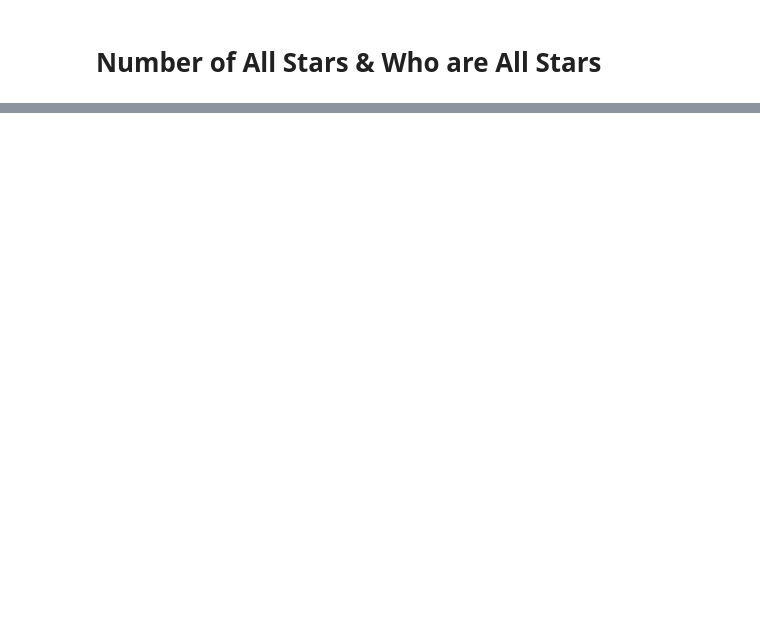
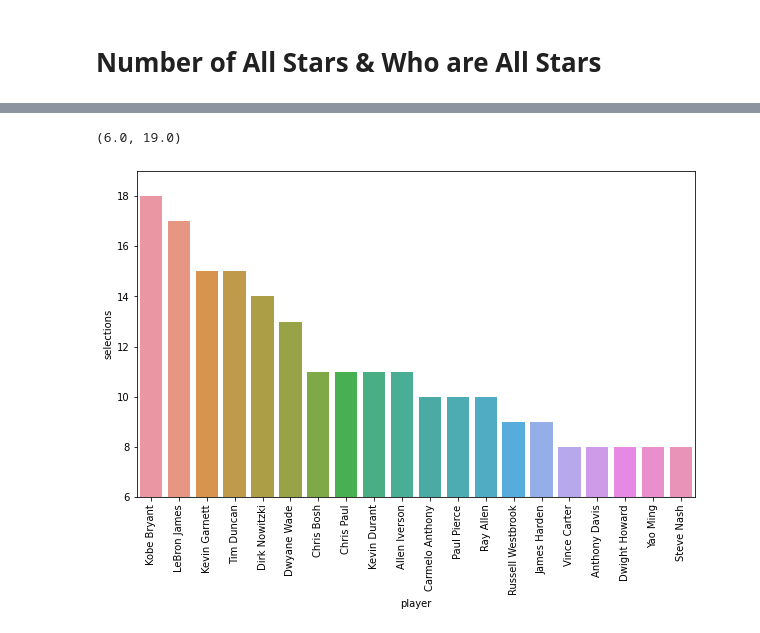
Before and after one commit to ahhhlexli/NBA-All-Star-Predictor, a Jupyter notebook: EDA.ipynb, the cells around one changed output, grey strips where cells are left out. Cells and saved outputs as stored; diff of their text form; code cells hidden in the pictures; blank space fills up the shorter version.

```diff
--- a/EDA.ipynb
+++ b/EDA.ipynb
@@ -113,0 +89,4 @@ all_stars[all_stars.player == 'Allen Iverson']
+# %%
+most_as = all_stars['player'].value_counts()[:20].reset_index()
+most_as.rename(columns={"index": "player", "player": "selections"}, inplace=True)
+most_as
@@ -113,0 +111,8 @@ all_stars[all_stars.player == 'Allen Iverson']
+# %%
+plt.subplots(figsize=(10,6))
+sns.barplot(data=most_as, x='player', y='selections')
+plt.xticks(rotation=90)
+plt.ylim(6, 19)
+# %% [output]
+(6.0, 19.0)
+[figure, added]
```
Also changed, not shown: parts of 16 cells of this notebook.
